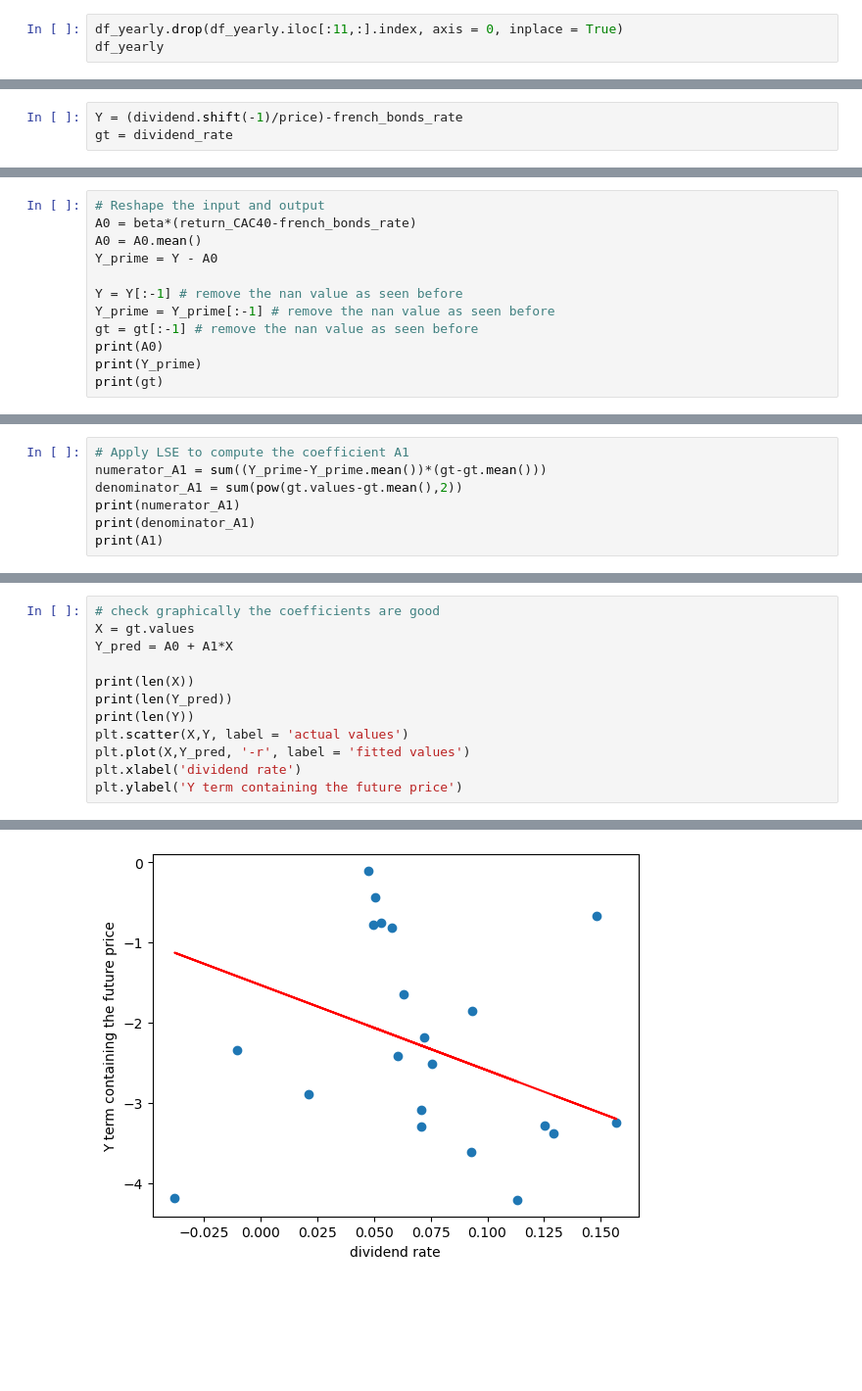
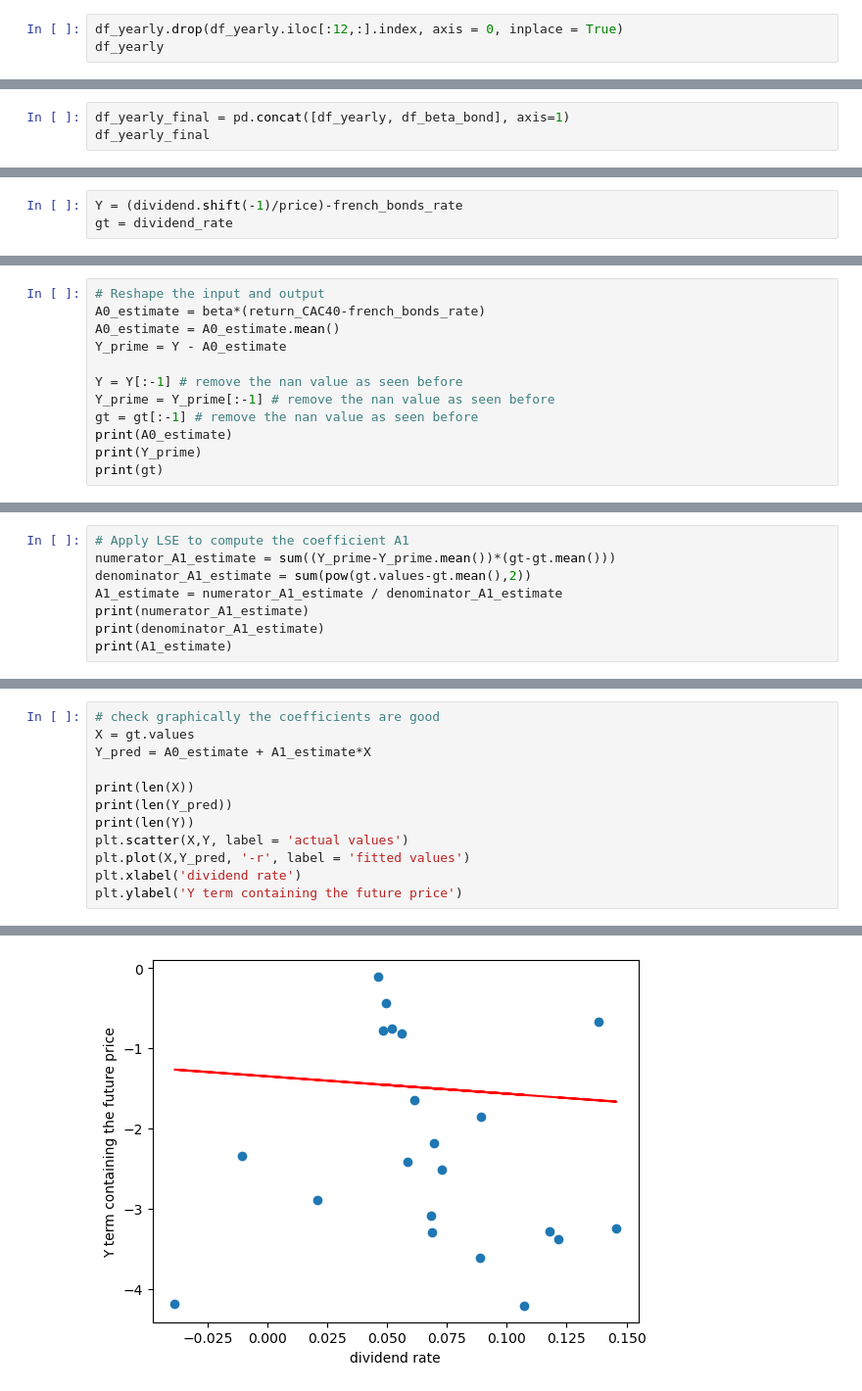
Before and after one commit to edgarkp/DividendModel, a Jupyter notebook: dividend-model.ipynb, the cells around one changed output, grey strips where cells are left out. Shown at 98% size. Cells and saved outputs as stored; diff of their text form; blank space fills up the shorter version.

Commit message:
implement beta function and real beta values

```diff
--- a/dividend-model.ipynb
+++ b/dividend-model.ipynb
@@ -264,5 +235,5 @@ Index(['1988', '1989', '1990', '1991', '1992', '1993', '1994', '1995', '1996',
       dtype='object', name='year')
 # %%
-df_yearly.drop(df_yearly.iloc[:11,:].index, axis = 0, inplace = True)
+df_yearly.drop(df_yearly.iloc[:12,:].index, axis = 0, inplace = True)
 df_yearly
 # %% [output]
@@ -309,0 +258,3 @@ df_yearly_final
+# %%
+df_yearly_final = pd.concat([df_yearly, df_beta_bond], axis=1)
+df_yearly_final
@@ -409,13 +379,13 @@ gt = dividend_rate
 # %%
 # Reshape the input and output
-A0 = beta*(return_CAC40-french_bonds_rate)
-A0 = A0.mean()
-Y_prime = Y - A0
+A0_estimate = beta*(return_CAC40-french_bonds_rate)
+A0_estimate = A0_estimate.mean()
+Y_prime = Y - A0_estimate
 
 Y = Y[:-1] # remove the nan value as seen before
 Y_prime = Y_prime[:-1] # remove the nan value as seen before
 gt = gt[:-1] # remove the nan value as seen before
-print(A0)
+print(A0_estimate)
 print(Y_prime)
 print(gt)
 # %% [output]
@@ -438,9 +408,10 @@ year
 Name: Dividend_Rate, dtype: float64
 # %%
 # Apply LSE to compute the coefficient A1
-numerator_A1 = sum((Y_prime-Y_prime.mean())*(gt-gt.mean()))
-denominator_A1 = sum(pow(gt.values-gt.mean(),2))
-print(numerator_A1)
-print(denominator_A1)
-print(A1)
+numerator_A1_estimate = sum((Y_prime-Y_prime.mean())*(gt-gt.mean()))
+denominator_A1_estimate = sum(pow(gt.values-gt.mean(),2))
+A1_estimate = numerator_A1_estimate / denominator_A1_estimate
+print(numerator_A1_estimate)
+print(denominator_A1_estimate)
+print(A1_estimate)
 # %% [output]
@@ -460,18 +431,18 @@ print(A1)
 # %%
 # check graphically the coefficients are good
 X = gt.values
-Y_pred = A0 + A1*X
+Y_pred = A0_estimate + A1_estimate*X
 
 print(len(X))
 print(len(Y_pred))
 print(len(Y))
 plt.scatter(X,Y, label = 'actual values')
 plt.plot(X,Y_pred, '-r', label = 'fitted values')
 plt.xlabel('dividend rate')
 plt.ylabel('Y term containing the future price')
 # %% [output]
 21
 21
 21
 Text(0, 0.5, 'Y term containing the future price')
-[figure, old version]
+[figure, new version]
```
Also changed, not shown: parts of 34 cells of this notebook, 3 other files.
